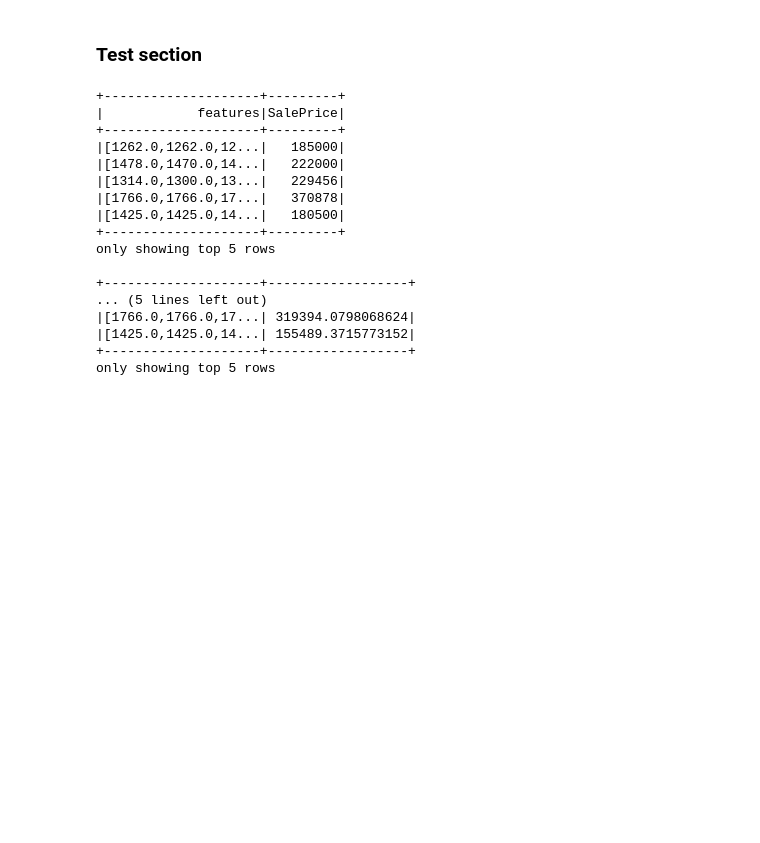
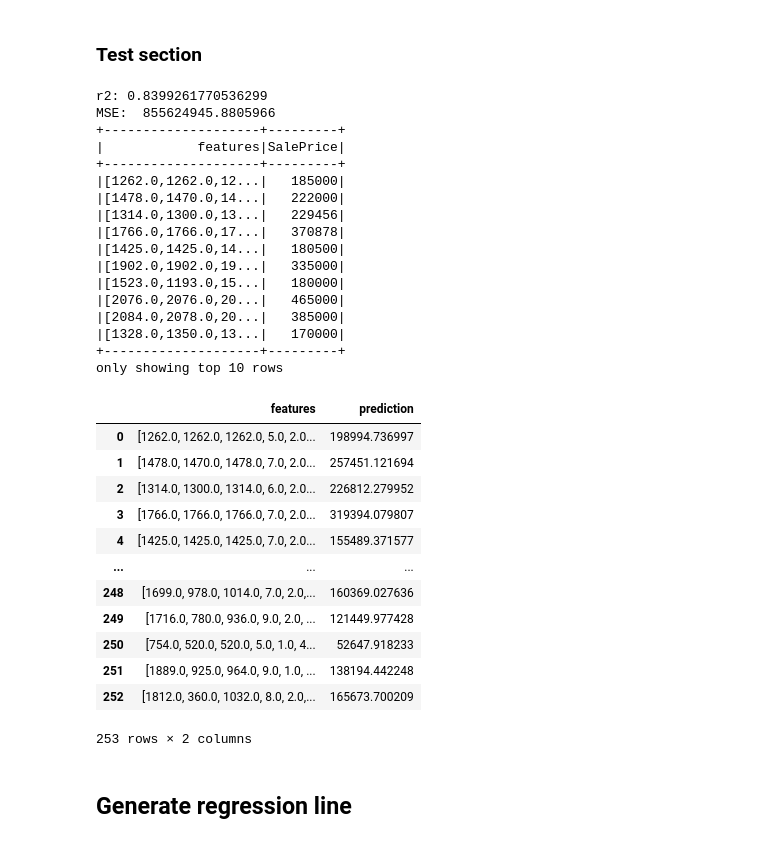
Before and after one commit to jeanPcr/house-prices-prediciton, a Jupyter notebook: script.ipynb, the cells around one changed output. Cells and saved outputs as stored; diff of their text form; code cells hidden in the pictures; blank space fills up the shorter version.

```diff
--- a/script.ipynb
+++ b/script.ipynb
@@ -309,25 +321,50 @@ meanAbsoluteError:  22675.164165564678
 # %% [markdown]
 ### Test section
-# %%
-unlabeled_data = test.select("features")
-predictions = train_model.transform(unlabeled_data)
-test.select("features","SalePrice").show(5)
-predictions.show(5)
-# %% [output]
-+--------------------+---------+
-|            features|SalePrice|
-+--------------------+---------+
-|[1262.0,1262.0,12...|   185000|
-|[1478.0,1470.0,14...|   222000|
-|[1314.0,1300.0,13...|   229456|
-|[1766.0,1766.0,17...|   370878|
-|[1425.0,1425.0,14...|   180500|
-+--------------------+---------+
-only showing top 5 rows
-
-+--------------------+------------------+
-... (5 lines left out)
-|[1766.0,1766.0,17...| 319394.0798068624|
-|[1425.0,1425.0,14...| 155489.3715773152|
-+--------------------+------------------+
-only showing top 5 rows
+# %%
+from sklearn.metrics import mean_squared_error, r2_score
+unlabeled_data = test.select("features")
+test_result = train_model.evaluate(test)
+
+print("r2:",test_result.r2)
+print("MSE: ",test_result.meanSquaredError)
+
+
+predictions = train_model.transform(unlabeled_data)
+# print("meanAbsoluteError: ",mean_squared_error(predictions.select("SalePrice").collect(),predictions.select("prediction").collect()))
+
+test.select("features","SalePrice").show(10)
+
+predictions.toPandas()
+# %% [output]
+r2: 0.8399261770536299
+MSE:  855624945.8805966
++--------------------+---------+
+|            features|SalePrice|
++--------------------+---------+
+|[1262.0,1262.0,12...|   185000|
+|[1478.0,1470.0,14...|   222000|
+|[1314.0,1300.0,13...|   229456|
+|[1766.0,1766.0,17...|   370878|
+|[1425.0,1425.0,14...|   180500|
+|[1902.0,1902.0,19...|   335000|
+|[1523.0,1193.0,15...|   180000|
+|[2076.0,2076.0,20...|   465000|
+|[2084.0,2078.0,20...|   385000|
+|[1328.0,1350.0,13...|   170000|
++--------------------+---------+
+only showing top 10 rows
+|  | features | prediction |
+| 0 | [1262.0, 1262.0, 1262.0, 5.0, 2.0... | 198994.736997 |
+| 1 | [1478.0, 1470.0, 1478.0, 7.0, 2.0... | 257451.121694 |
+| 2 | [1314.0, 1300.0, 1314.0, 6.0, 2.0... | 226812.279952 |
+| 3 | [1766.0, 1766.0, 1766.0, 7.0, 2.0... | 319394.079807 |
+| 4 | [1425.0, 1425.0, 1425.0, 7.0, 2.0... | 155489.371577 |
+| ... | ... | ... |
+| 248 | [1699.0, 978.0, 1014.0, 7.0, 2.0,... | 160369.027636 |
+| 249 | [1716.0, 780.0, 936.0, 9.0, 2.0, ... | 121449.977428 |
+| 250 | [754.0, 520.0, 520.0, 5.0, 1.0, 4... | 52647.918233 |
+| 251 | [1889.0, 925.0, 964.0, 9.0, 1.0, ... | 138194.442248 |
+| 252 | [1812.0, 360.0, 1032.0, 8.0, 2.0,... | 165673.700209 |
+253 rows × 2 columns
+# %% [markdown]
+## Generate regression line
```
Also changed, not shown: parts of 7 cells of this notebook.
